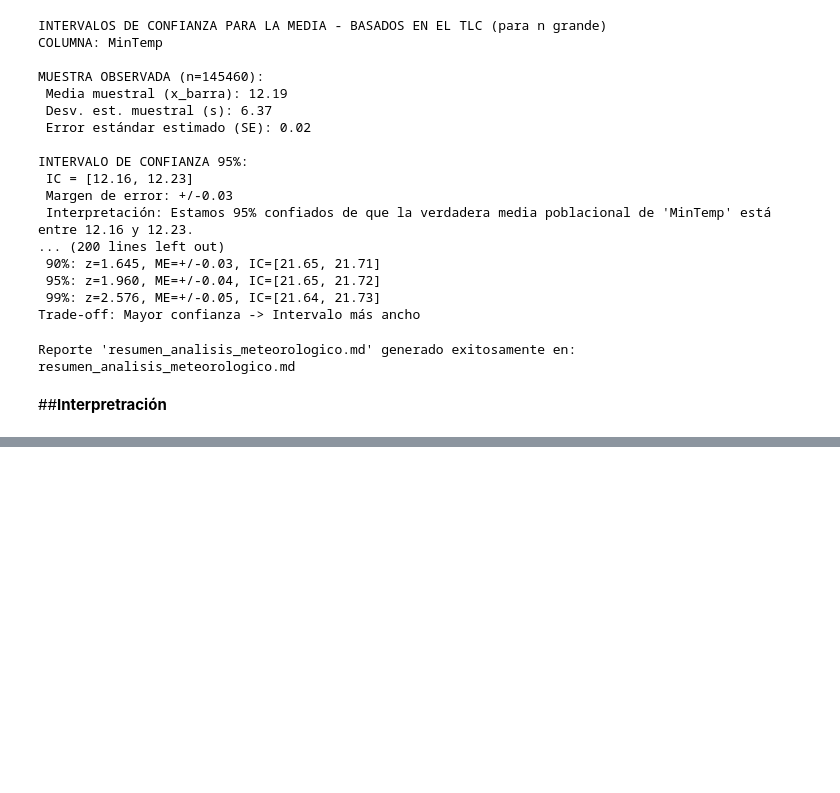
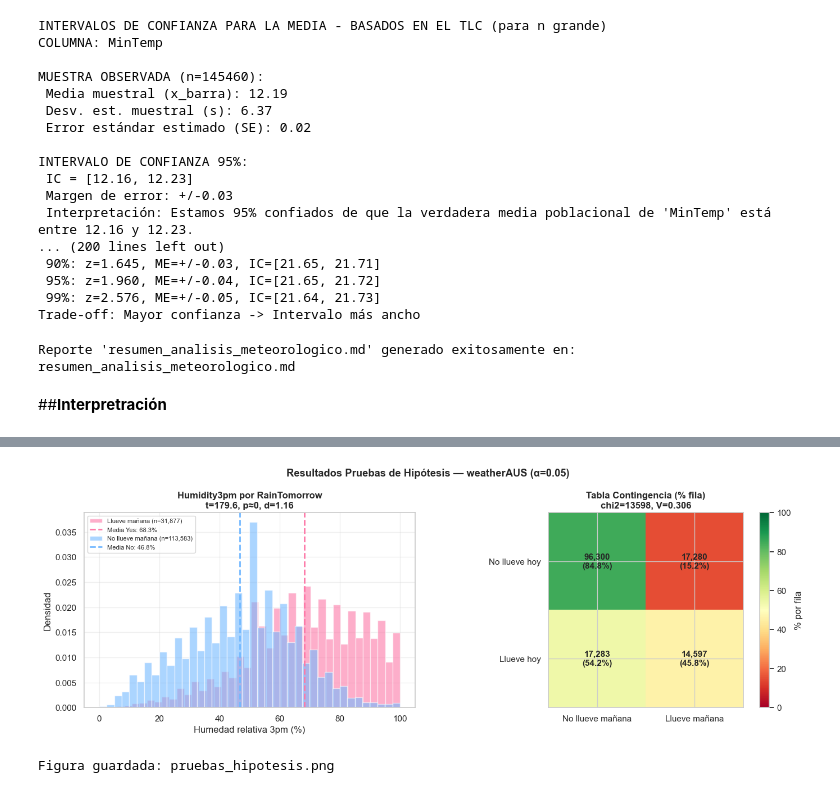
Before and after one commit to ademirortiz-spec/Estad-stica-computacional-Grupo-9, a Jupyter notebook: Notebook/F1/Estadisticas_computacionalesv9.ipynb, the cells around one changed output, grey strips where cells are left out. Saved outputs shown, nothing was run; the diff lists cells and outputs as text; code cells hidden in the pictures; blank space fills up the shorter version.

```diff
--- a/Notebook/F1/Estadisticas_computacionalesv9.ipynb
+++ b/Notebook/F1/Estadisticas_computacionalesv9.ipynb
@@ -1312,0 +1388,20 @@ Ver si puedo por los registros loggin para generar reporte final.
+# %%
+print('=== CHI-CUADRADO: RainToday vs RainTomorrow ===')
+
+contingencia = pd.crosstab(df['RainToday'], df['RainTomorrow'],
+                            margins=True, margins_name='Total')
+print('\nTabla de contingencia:')
+print(contingencia)
+
+cont = pd.crosstab(df['RainToday'], df['RainTomorrow'])
+chi2, p_chi, dof, expected = sp_stats.chi2_contingency(cont, correction=False)
+
+print(f'\n  chi2={chi2:.4f}, p={p_chi:.4e}, gl={dof}')
+print(f'  Decision: {"RECHAZAR H0" if p_chi < alpha else "NO RECHAZAR H0"}')
+
+n_obs = cont.values.sum()
+v = (chi2 / (n_obs * (min(cont.shape)-1)))**0.5
+print(f'  V de Cramer = {v:.4f} -> efecto {"grande" if v>0.5 else "mediano" if v>0.3 else "pequeño"}')
+
+print('\nDistribución por fila (%):')
+print(cont.div(cont.sum(axis=1), axis=0).round(4)*100)
@@ -1312,0 +1427,39 @@ Ver si puedo por los registros loggin para generar reporte final.
+# %%
+import matplotlib.pyplot as plt
+
+fig, axes = plt.subplots(1, 2, figsize=(14, 5))
+
+# --- Distribuciones Humidity3pm ---
+for cat, color, label in [('Yes','#fd79a8','Llueve mañana'),('No','#74b9ff','No llueve mañana')]:
+    data = df[df['RainTomorrow']==cat]['Humidity3pm'].dropna()
+    axes[0].hist(data, bins=40, density=True, alpha=0.6, color=color, label=f'{label} (n={len(data):,})')
+    axes[0].axvline(data.mean(), color=color, linewidth=2, linestyle='--',
+                    label=f'Media {cat}: {data.mean():.1f}%')
+axes[0].set_title(f'Humidity3pm por RainTomorrow\nt={t_stat:.1f}, p≈0, d={d:.2f}', fontweight='bold')
+axes[0].set_xlabel('Humedad relativa 3pm (%)')
+axes[0].set_ylabel('Densidad')
+axes[0].legend(fontsize=8)
+axes[0].grid(True, alpha=0.3)
+
+# --- Heatmap contingencia ---
+import numpy as np
+cont_pct = cont.div(cont.sum(axis=1), axis=0) * 100
+hm = axes[1].imshow(cont_pct.values, cmap='RdYlGn', vmin=0, vmax=100)
+plt.colorbar(hm, ax=axes[1], label='% por fila')
+axes[1].set_xticks([0,1]); axes[1].set_yticks([0,1])
+axes[1].set_xticklabels(['No llueve mañana','Llueve mañana'])
+axes[1].set_yticklabels(['No llueve hoy','Llueve hoy'])
+axes[1].set_title(f'Tabla Contingencia (% fila)\nchi2={chi2:.0f}, V={v:.3f}', fontweight='bold')
+for i in range(2):
+    for j in range(2):
+        axes[1].text(j, i, f'{cont.iloc[i,j]:,}\n({cont_pct.iloc[i,j]:.1f}%)',
+                     ha='center', va='center', fontsize=11, fontweight='bold')
+
+plt.suptitle('Resultados Pruebas de Hipótesis — weatherAUS (α=0.05)', fontweight='bold')
+plt.tight_layout()
+plt.savefig('pruebas_hipotesis.png', dpi=120, bbox_inches='tight')
+plt.show()
+print('Figura guardada: pruebas_hipotesis.png')
+# %% [output]
+[figure, added]
+Figura guardada: pruebas_hipotesis.png
```
Also changed, not shown: parts of 21 cells of this notebook, 1 other file.
